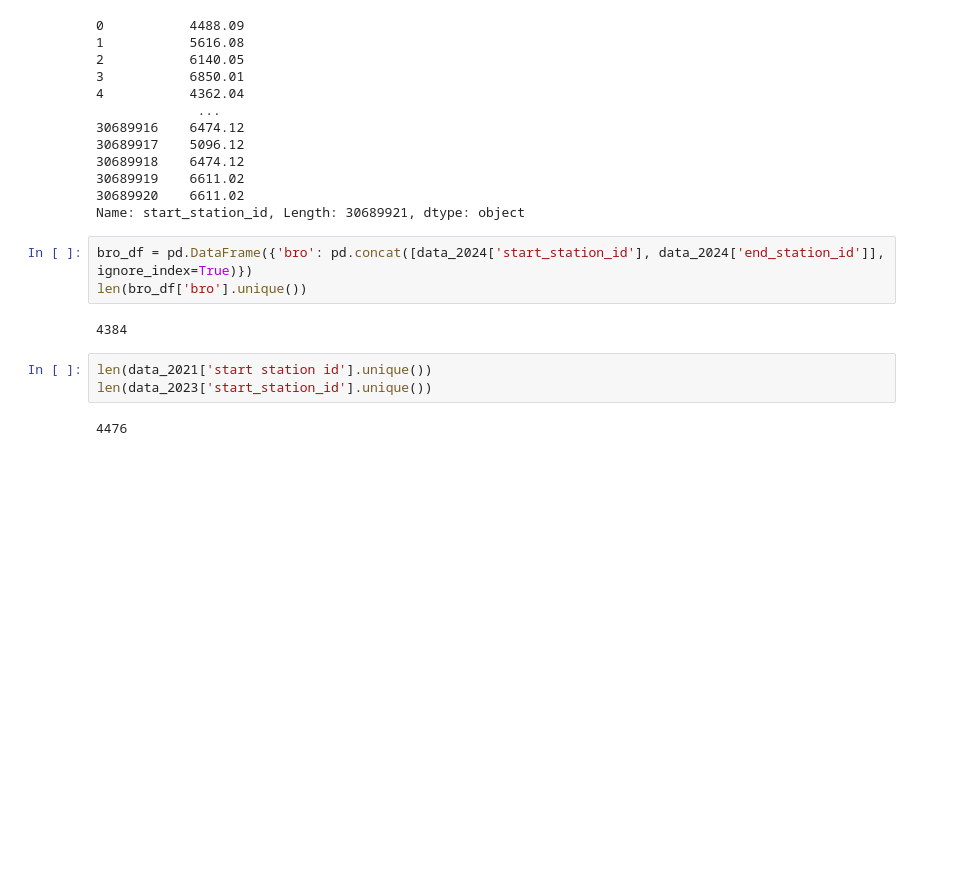
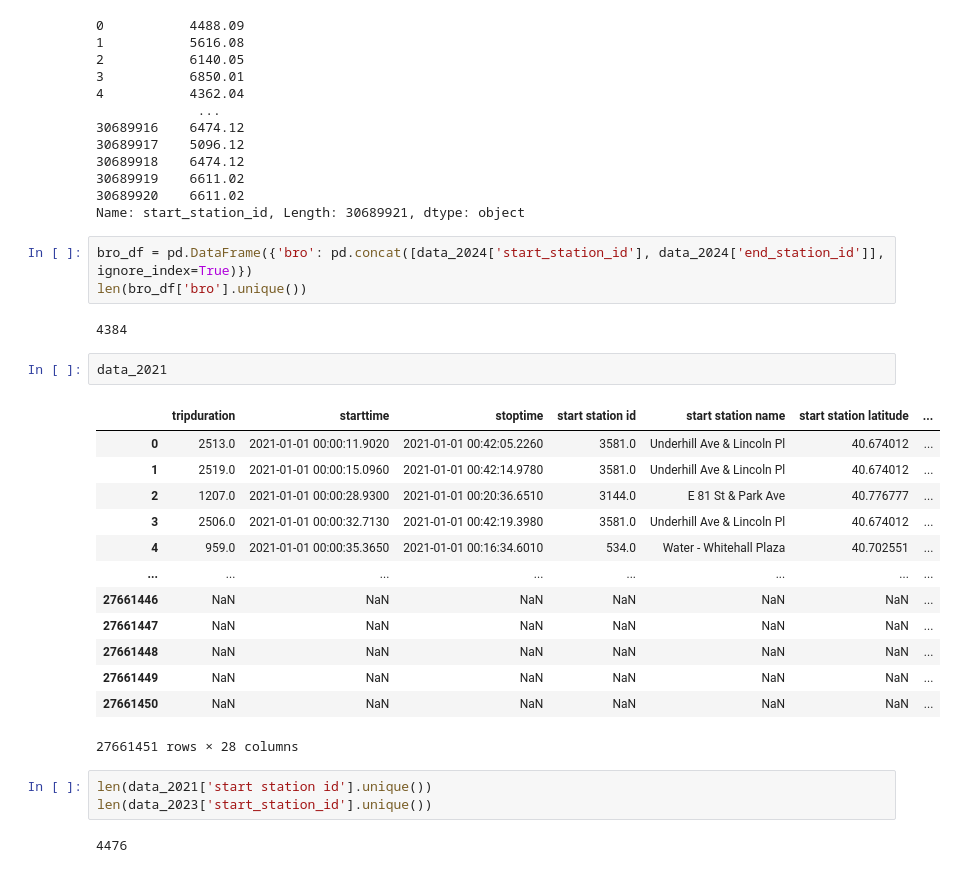
Before and after one commit to lukasschirren/nyc_bike_rental, a Jupyter notebook: Lukas_Workspace.ipynb, the cells around one changed output. Drawn from its saved outputs; the diff is of its cells as text; blank space fills up the shorter version.

Commit message:
Update on data_preparation; included 2023 nyc data

```diff
--- a/Lukas_Workspace.ipynb
+++ b/Lukas_Workspace.ipynb
@@ -50,6 +116,22 @@ bro_df = pd.DataFrame({'bro': pd.concat([data_2024['start_station_id'], data_202
 len(bro_df['bro'].unique())
 # %% [output]
 4384
+# %%
+data_2021
+# %% [output]
+|  | tripduration | starttime | stoptime | start station id | start station name | start station latitude | ... |
+| 0 | 2513.0 | 2021-01-01 00:00:11.9020 | 2021-01-01 00:42:05.2260 | 3581.0 | Underhill Ave & Lincoln Pl | 40.674012 | ... |
+| 1 | 2519.0 | 2021-01-01 00:00:15.0960 | 2021-01-01 00:42:14.9780 | 3581.0 | Underhill Ave & Lincoln Pl | 40.674012 | ... |
+| 2 | 1207.0 | 2021-01-01 00:00:28.9300 | 2021-01-01 00:20:36.6510 | 3144.0 | E 81 St & Park Ave | 40.776777 | ... |
+| 3 | 2506.0 | 2021-01-01 00:00:32.7130 | 2021-01-01 00:42:19.3980 | 3581.0 | Underhill Ave & Lincoln Pl | 40.674012 | ... |
+| 4 | 959.0 | 2021-01-01 00:00:35.3650 | 2021-01-01 00:16:34.6010 | 534.0 | Water - Whitehall Plaza | 40.702551 | ... |
+| ... | ... | ... | ... | ... | ... | ... | ... |
+| 27661446 | NaN | NaN | NaN | NaN | NaN | NaN | ... |
+| 27661447 | NaN | NaN | NaN | NaN | NaN | NaN | ... |
+| 27661448 | NaN | NaN | NaN | NaN | NaN | NaN | ... |
+| 27661449 | NaN | NaN | NaN | NaN | NaN | NaN | ... |
+| 27661450 | NaN | NaN | NaN | NaN | NaN | NaN | ... |
+27661451 rows × 28 columns
 # %%
 len(data_2021['start station id'].unique())
 len(data_2023['start_station_id'].unique())
```
Also changed, not shown: parts of 4 cells of this notebook, 52 other files.
